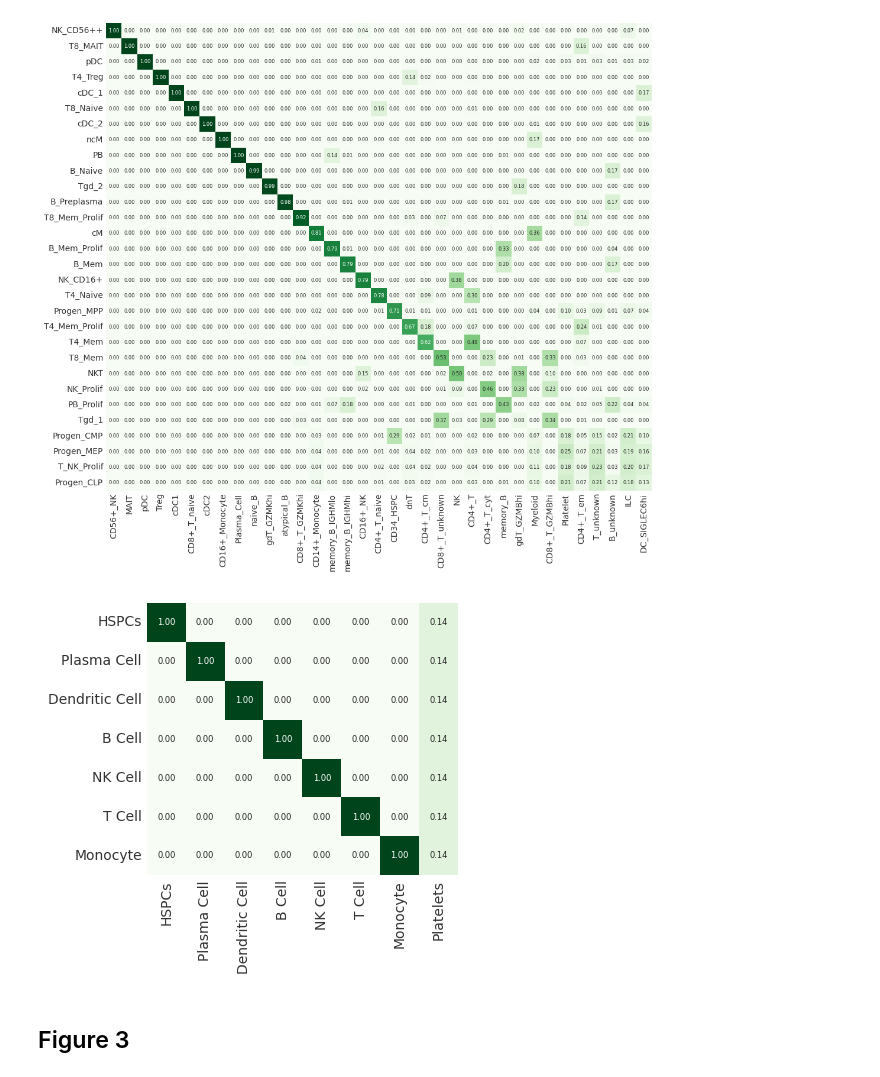
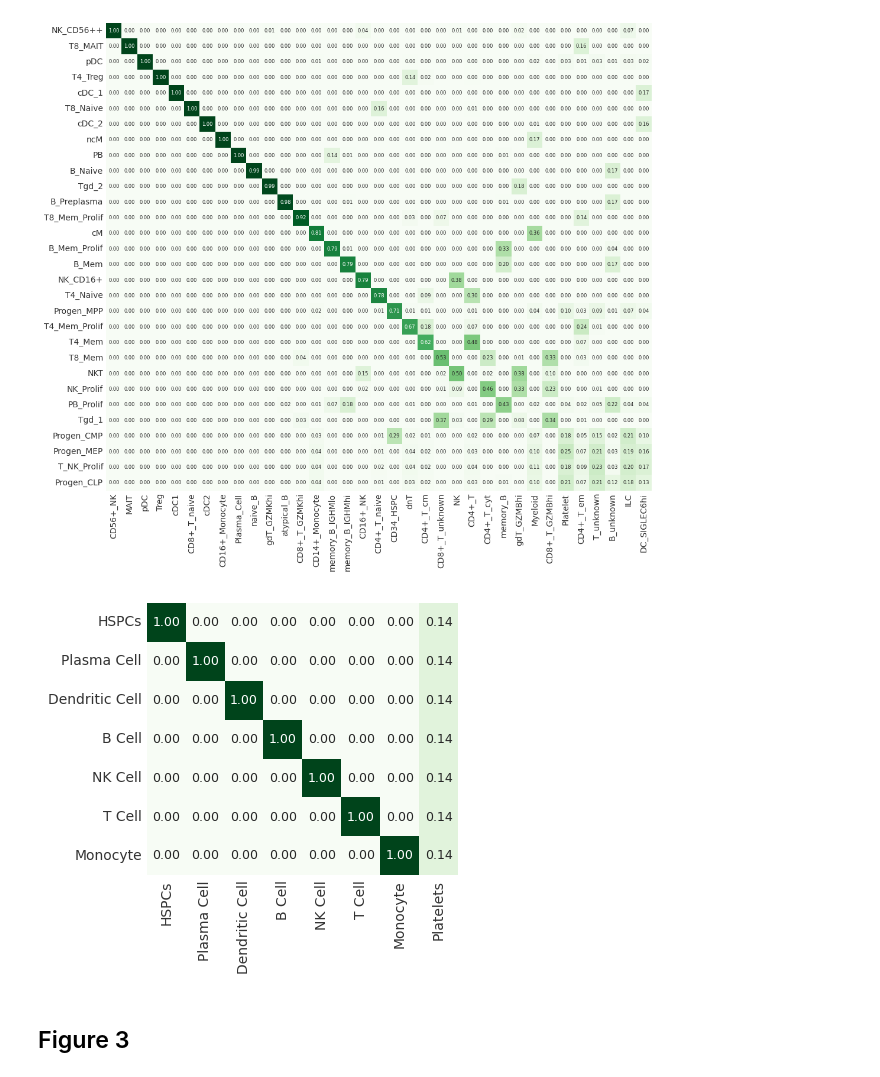
Before and after one commit to cellannotation/pairOT_paper, a Jupyter notebook: notebooks/plot_pairot_mappings.ipynb, the cells around one changed output. Drawn from its saved outputs; the diff is of its cells as text; code cells hidden in the pictures.

```diff
--- a/notebooks/plot_pairot_mappings.ipynb
+++ b/notebooks/plot_pairot_mappings.ipynb
@@ -77,11 +71,13 @@ mapping_fig2_coarse, _ = load_output(
 # %%
 fig = plot_cluster_mapping(
     mapping_fig2_coarse, zmin=0., zmax=1., show=False, backend="matplotlib"
 )
 fig.set_size_inches(convert_figma_to_inches(172.2, 161.7))
+for text in fig.axes[0].texts:
+    text.set_fontsize(9)
 fig.savefig("mapping_plots/figure2_mapping_coarse.svg", bbox_inches="tight")
 # %% [output]
-[figure, old version]
+[figure, new version]
 # %% [markdown]
 ## Figure 3
 # %%
```
Also changed, not shown: parts of 4 cells of this notebook.
